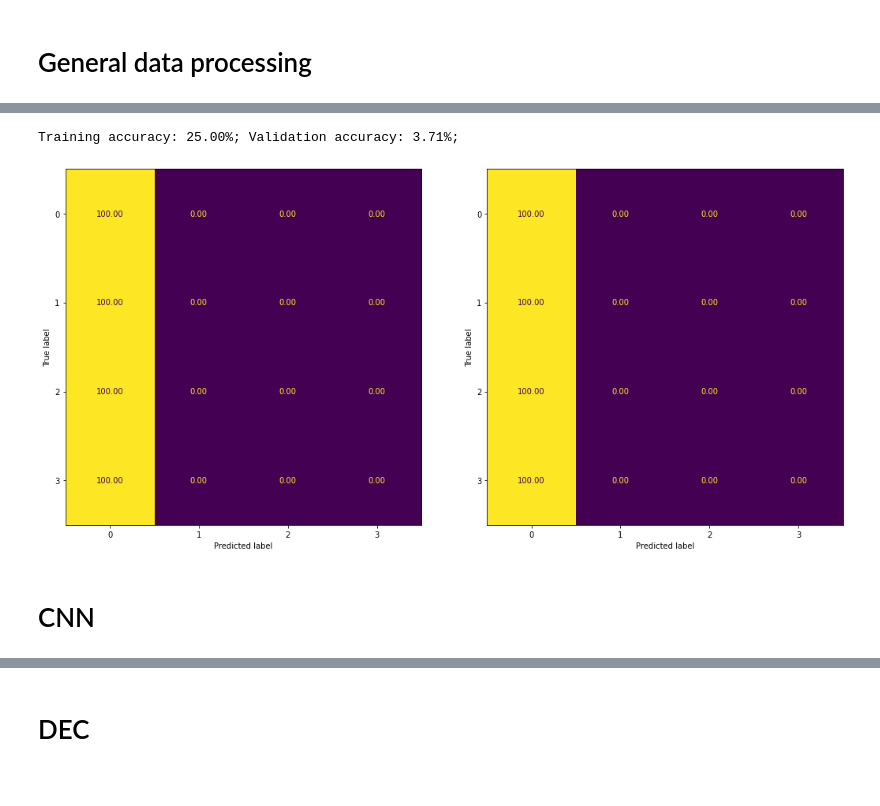
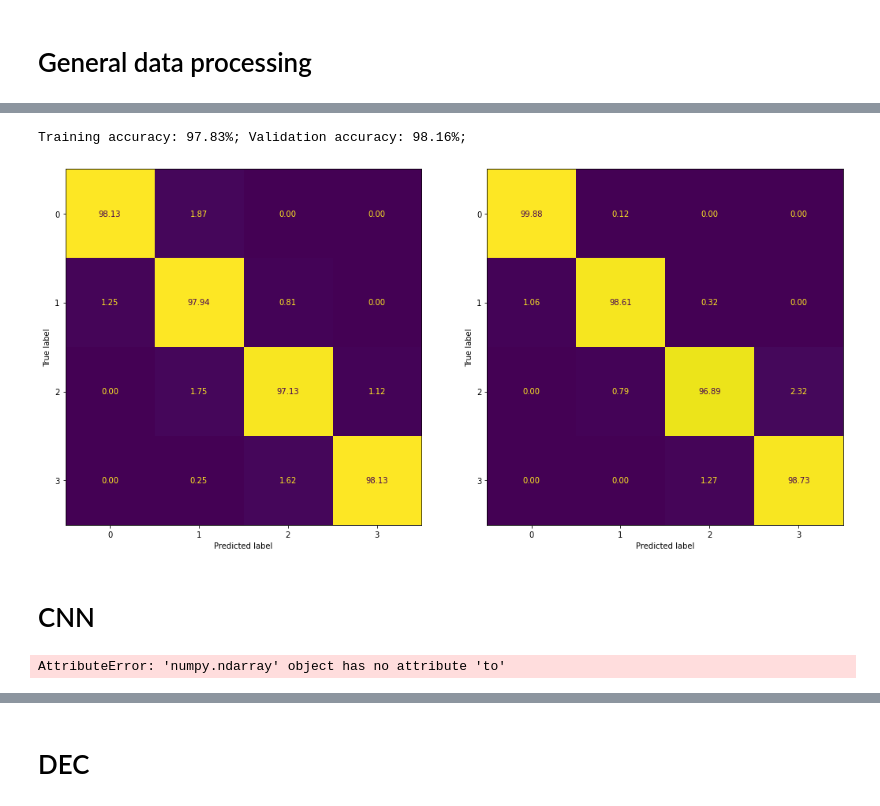
Before and after one commit to timodw/time_series_preprocessing, a Jupyter notebook: preprocessing.ipynb, the cells around one changed output, grey strips where cells are left out. Cells and saved outputs as stored; diff of their text form; code cells hidden in the pictures.

```diff
--- a/preprocessing.ipynb
+++ b/preprocessing.ipynb
@@ -413,8 +424,8 @@ def plot_results(X_train, y_train, X_val, y_val, encoder=None, clustering_method
 # Neck dataset processing
 # %%
 root_folder = Path('datasets/HorsingAround/data/csv')
-movements_of_interest = ('galloping', 'trotting', 'walking', 'standing')
-label_mapping = {m: i for i, m in enumerate(movements_of_interest[::-1])}
+movements_of_interest = ('standing', 'walking', 'trotting', 'galloping')
+label_mapping = {m: i for i, m in enumerate(movements_of_interest)}
 # label_mapping = defaultdict(lambda: 1)
 # label_mapping['standing'] = 0
 
@@ -458,12 +478,10 @@ for i, col in enumerate(columns_of_interest):
 # Get dataframes containing the data of interest as a vector norm
 horses_dataframes = defaultdict(list)
 for horse in horses_of_interest:
-    horse_dataframes = []
     for f in root_folder.glob(f'*{horse}*'):
         df = pd.read_csv(f)
         df = df[['label', 'segment', 'Ax', 'Ay', 'Az']].dropna()
         df['norm'] = np.sqrt(df['Ax']**2 + df['Ay']**2 + df['Az']**2)
         if len(df) > 0:
-            horse_dataframes.append(df)
-    horses_dataframes[horse].append(horse_dataframes)
+            horses_dataframes[horse].append(df)
 # %% [output]
@@ -515,7 +533,7 @@ sg_filtering = False
 sg_window_size = 25
 sg_degree = 2
 shift_mass = False
-balancing = True
+balancing = False
 add_noise = False
 noise_std = .01
 # %%
@@ -526,7 +544,7 @@ for i, horse in enumerate(horses_dataframes.keys()):
     y_for_horse = []
 
     for df in dataframes:
-        X, y = df.norm.values, df.label.values
+        X, y = df[['Ax', 'Ay', 'Az']].values, df.label.values
 
         if moving_average_window is not None:
             X = moving_average_smoothing(X, window_size=moving_average_window)
@@ -679,24 +722,24 @@ ValueError: operands could not be broadcast together with shapes (4,4) (3,3) (4,
 # %%
-results = evaluation(X_train, y_train, X_val, y_val, n_classes=len(movements_of_interest), method='dec_gmm')
+results = evaluation(X_train, y_train, X_val, y_val, n_classes=len(movements_of_interest), method='cnn')
 
 train_acc = results[0]
 val_acc = results[1]
 train_conf_mat = results[2]
 val_conf_mat = results[3]
 
 print(f"Training accuracy: {train_acc * 100:.2f}%; Validation accuracy: {val_acc * 100:.2f}%;\n")
 
 fig, (ax_l, ax_r) = plt.subplots(nrows=1, ncols=2, figsize=(15, 7))
 train_conf_mat = 100 * train_conf_mat / np.expand_dims(train_conf_mat.sum(axis=1), axis=1)
 val_conf_mat = 100 * val_conf_mat / np.expand_dims(val_conf_mat.sum(axis=1), axis=1)
 cm_train_plot = ConfusionMatrixDisplay(train_conf_mat)
 cm_train_plot.plot(ax=ax_l, colorbar=False, values_format='.2f')
 cm_val_plot = ConfusionMatrixDisplay(val_conf_mat)
 cm_val_plot.plot(ax=ax_r, colorbar=False, values_format='.2f')
 fig.tight_layout()
 # %% [output]
-Training accuracy: 25.00%; Validation accuracy: 3.71%;
+Training accuracy: 97.83%; Validation accuracy: 98.16%;
-[figure, old version]
+[figure, new version]
 # %%
 results_folder = Path('results')
 experiment_id = 'rf_raw'
@@ -732,4 +775,8 @@ class CNN(torch.nn.Module):
 
     def forward(self, X):
         return self.layers(X)
+# %%
+np.expand_dims(X_train, 1).astype(np.float32)
+# %% [output]
+AttributeError: 'numpy.ndarray' object has no attribute 'to'
 # %%
```
Also changed, not shown: parts of 13 cells of this notebook, 3 other files.
